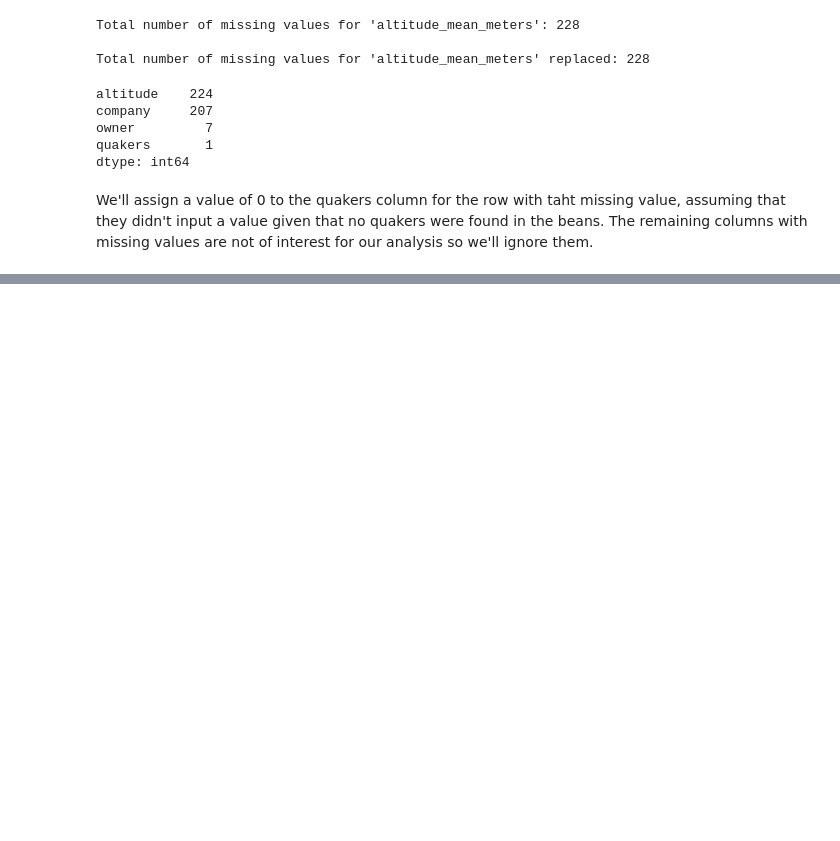
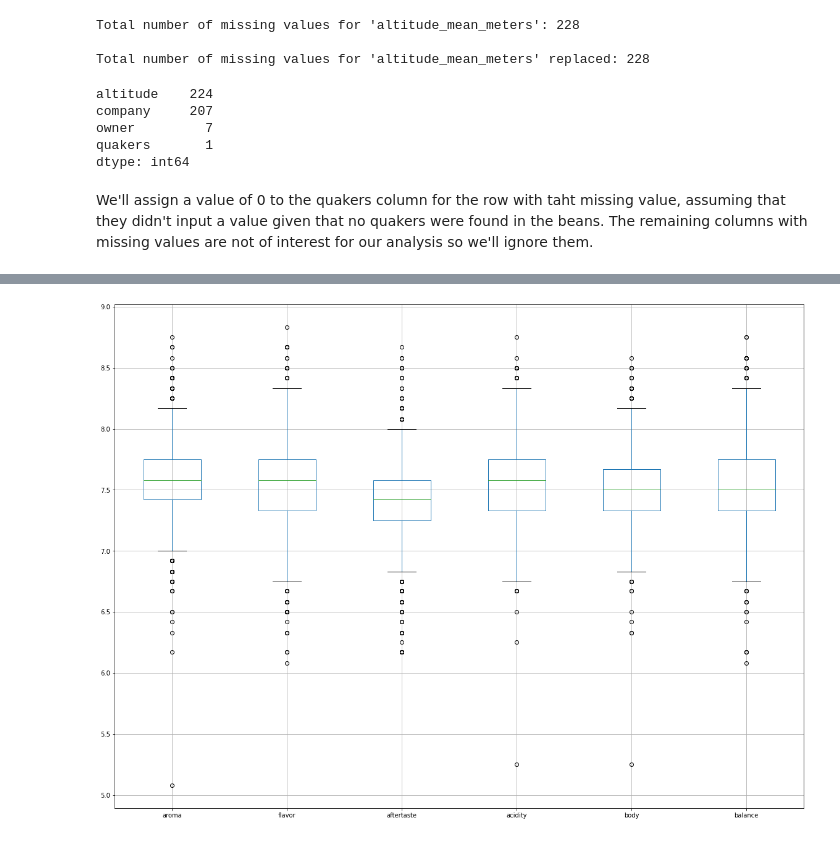
Before and after one commit to FuegoDiego/coffee_ratings, a Jupyter notebook: Coffee Ratings Cleanup.ipynb, the cells around one changed output, grey strips where cells are left out. Saved outputs shown, nothing was run; the diff lists cells and outputs as text; code cells hidden in the pictures; blank space fills up the shorter version.

```diff
--- a/Coffee Ratings Cleanup.ipynb
+++ b/Coffee Ratings Cleanup.ipynb
@@ -900,0 +914,4 @@ coffee_df.drop(['altitude', 'company', 'owner'], axis=1, inplace=True)
+# %%
+coffee_df.boxplot(column=['aroma', 'flavor','aftertaste', 'acidity', 'body', 'balance'], figsize=(20,15));
+# %% [output]
+[figure, added]
```
Also changed, not shown: parts of 15 cells of this notebook.
